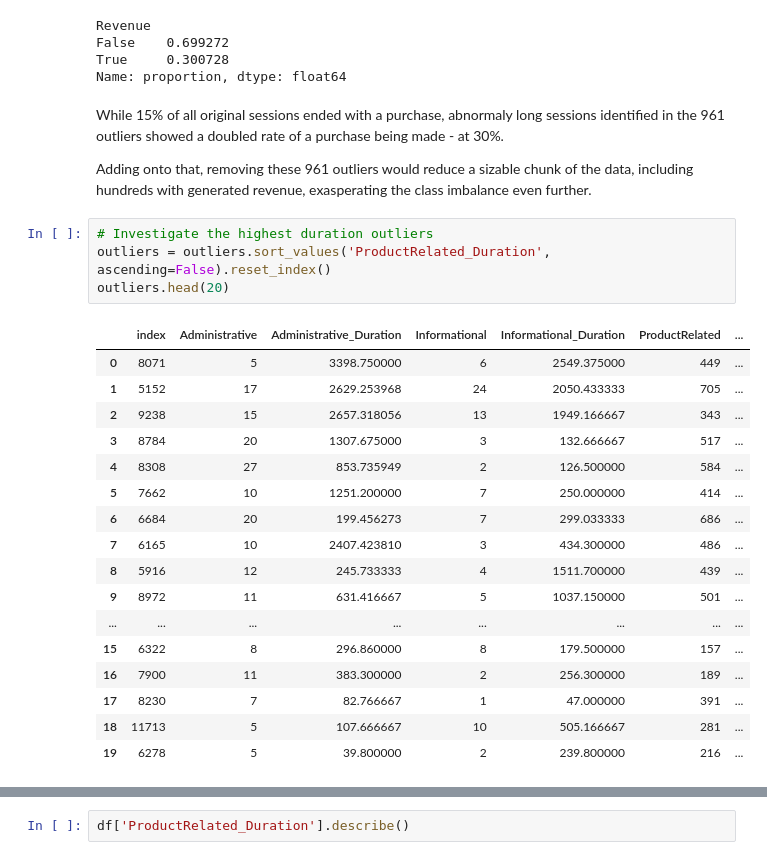
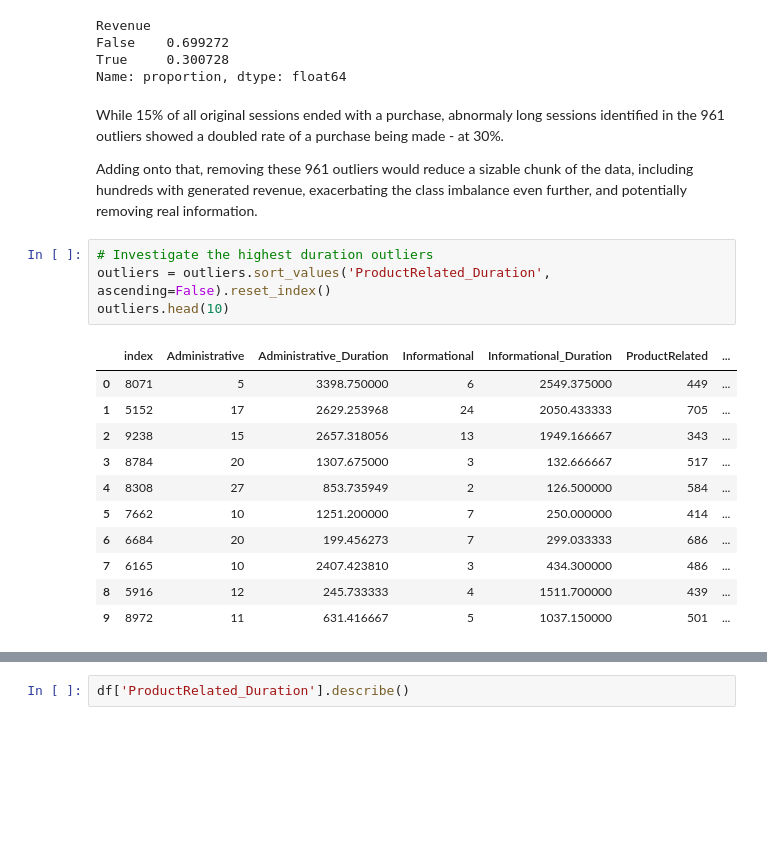
Before and after one commit to AnnaMalaschenko/Ecommerce-Shopper-Behavior, a Jupyter notebook: notebooks/anna_eda.ipynb, the cells around one changed output, grey strips where cells are left out. Saved outputs shown, nothing was run; the diff lists cells and outputs as text; blank space fills up the shorter version.

```diff
--- a/notebooks/anna_eda.ipynb
+++ b/notebooks/anna_eda.ipynb
@@ -245,26 +245,20 @@ Name: proportion, dtype: float64
 # %% [markdown]
 While 15% of all original sessions ended with a purchase, abnormaly long sessions identified in the 961 outliers showed a doubled rate of a purchase being made - at 30%.
 
-Adding onto that, removing these 961 outliers would reduce a sizable chunk of the data, including hundreds with generated revenue, exasperating the class imbalance even further.
+Adding onto that, removing these 961 outliers would reduce a sizable chunk of the data, including hundreds with generated revenue, exacerbating the class imbalance even further, and potentially removing real information.
 # %%
 # Investigate the highest duration outliers
 outliers = outliers.sort_values('ProductRelated_Duration', ascending=False).reset_index()
-outliers.head(20)
+outliers.head(10)
 # %% [output]
 |  | index | Administrative | Administrative_Duration | Informational | Informational_Duration | ProductRelated | ... |
 | 0 | 8071 | 5 | 3398.750000 | 6 | 2549.375000 | 449 | ... |
 | 1 | 5152 | 17 | 2629.253968 | 24 | 2050.433333 | 705 | ... |
 | 2 | 9238 | 15 | 2657.318056 | 13 | 1949.166667 | 343 | ... |
 | 3 | 8784 | 20 | 1307.675000 | 3 | 132.666667 | 517 | ... |
 | 4 | 8308 | 27 | 853.735949 | 2 | 126.500000 | 584 | ... |
 | 5 | 7662 | 10 | 1251.200000 | 7 | 250.000000 | 414 | ... |
 | 6 | 6684 | 20 | 199.456273 | 7 | 299.033333 | 686 | ... |
 | 7 | 6165 | 10 | 2407.423810 | 3 | 434.300000 | 486 | ... |
 | 8 | 5916 | 12 | 245.733333 | 4 | 1511.700000 | 439 | ... |
 | 9 | 8972 | 11 | 631.416667 | 5 | 1037.150000 | 501 | ... |
-| ... | ... | ... | ... | ... | ... | ... | ... |
-| 15 | 6322 | 8 | 296.860000 | 8 | 179.500000 | 157 | ... |
-| 16 | 7900 | 11 | 383.300000 | 2 | 256.300000 | 189 | ... |
-| 17 | 8230 | 7 | 82.766667 | 1 | 47.000000 | 391 | ... |
-| 18 | 11713 | 5 | 107.666667 | 10 | 505.166667 | 281 | ... |
-| 19 | 6278 | 5 | 39.800000 | 2 | 239.800000 | 216 | ... |
```
Also changed, not shown: parts of 13 cells of this notebook, 2 other files.
